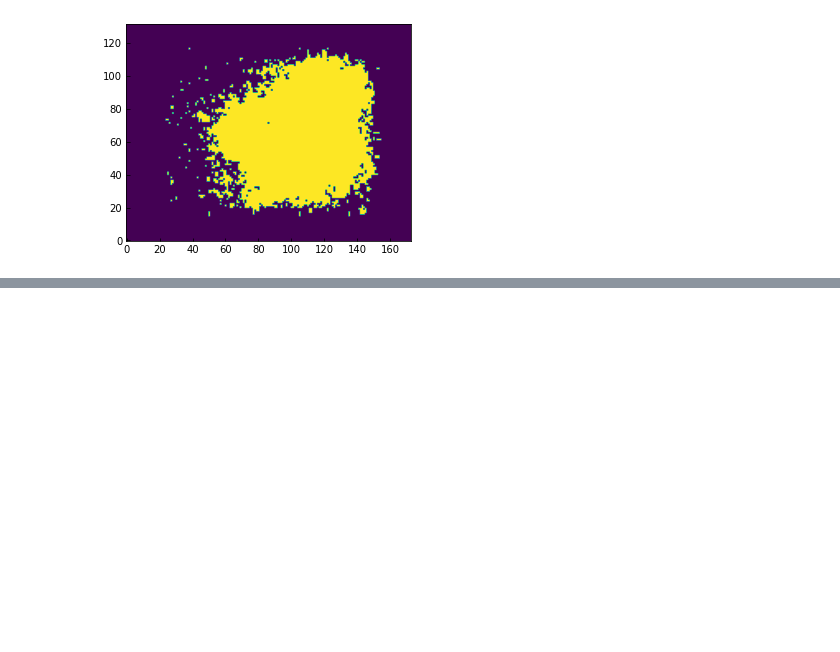
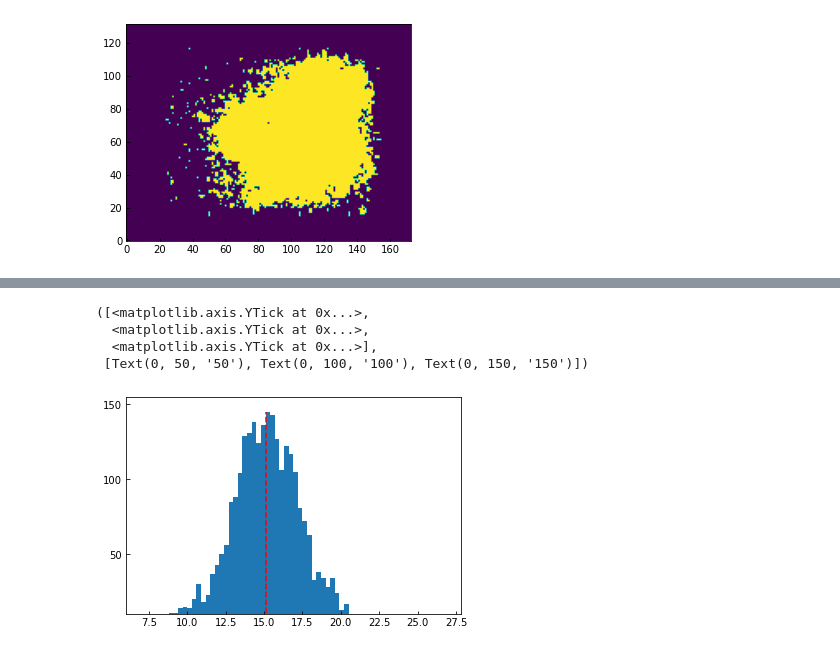
Before and after one commit to SpandanCh/H-MM1_extended_subsonic, a Jupyter notebook: make_figures.ipynb, the cells around one changed output, grey strips where cells are left out. Drawn from its saved outputs; the diff is of its cells as text; code cells hidden in the pictures; blank space fills up the shorter version.

```diff
--- a/make_figures.ipynb
+++ b/make_figures.ipynb
@@ -860,0 +880,12 @@ plt.imshow(snr_peak_22>4, origin='lower')
+# %%
+plt.hist(tk_narrow_blue_repr.flatten(), bins=np.arange(7, 27, 0.3))
+plt.vlines(np.nanmedian(tk_narrow_blue_repr), ymin=0, ymax=145, colors='r', linestyles='dashed')
+
+plt.ylim(10, 155)
+plt.yticks([50, 100, 150])
+# %% [output]
+([<matplotlib.axis.YTick at 0x...>,
+  <matplotlib.axis.YTick at 0x...>,
+  <matplotlib.axis.YTick at 0x...>],
+ [Text(0, 50, '50'), Text(0, 100, '100'), Text(0, 150, '150')])
+[figure, added]
```
Also changed, not shown: parts of 12 cells of this notebook, 3 other files.
